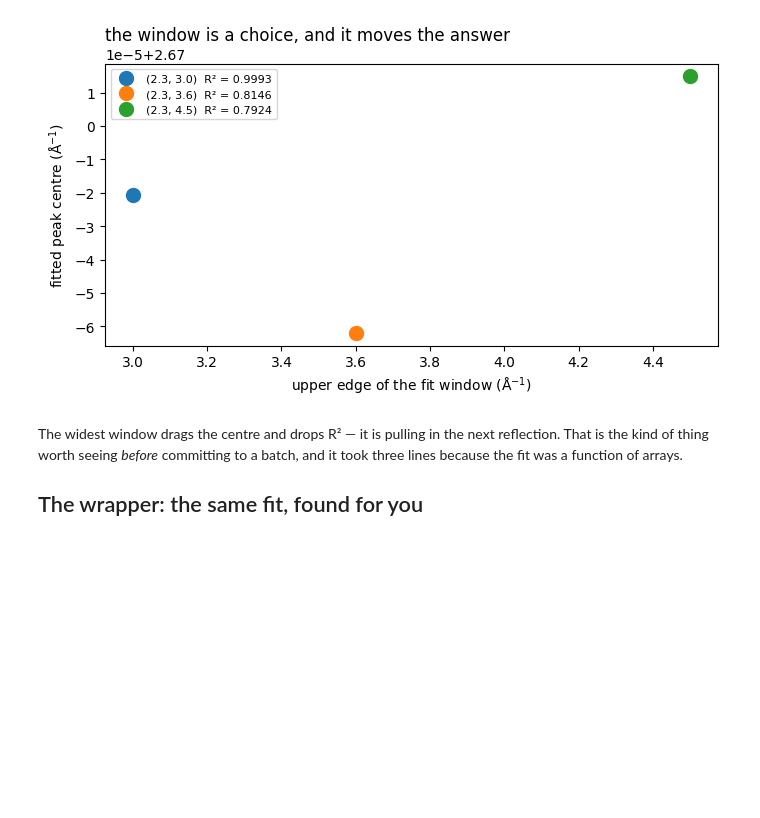
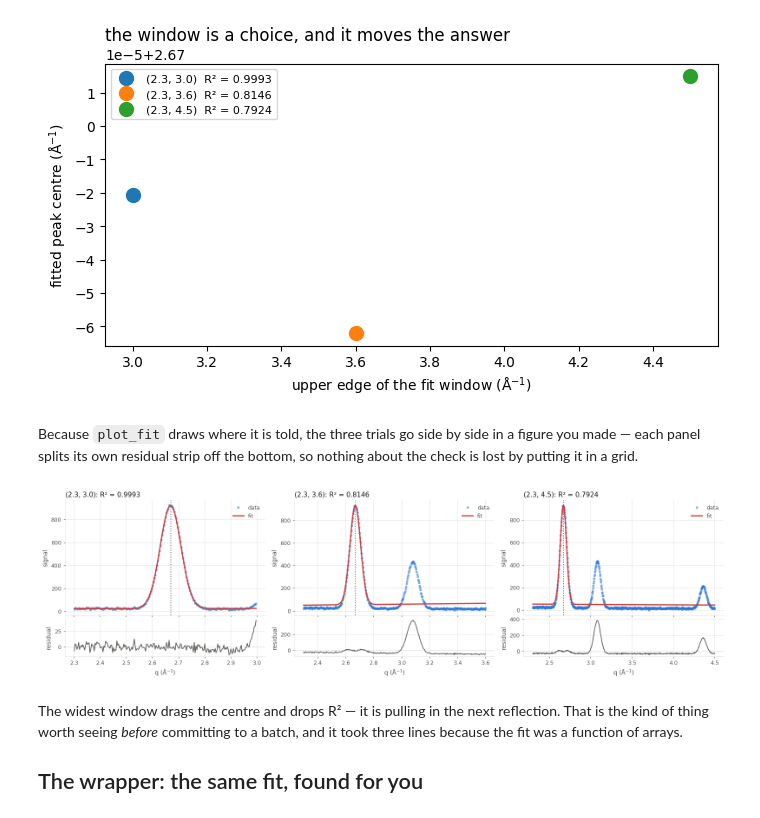
Before and after one commit to yugangzhang/pyDataOrg, a Jupyter notebook: notebook/12_use_organizer.ipynb, the cells around one changed output. Saved outputs shown, nothing was run; the diff lists cells and outputs as text; code cells hidden in the pictures; blank space fills up the shorter version.

```diff
--- a/notebook/12_use_organizer.ipynb
+++ b/notebook/12_use_organizer.ipynb
@@ -394,6 +401,21 @@ ax.legend(fontsize=8)
 fig.tight_layout()
 # %% [output]
 [figure]
+# %% [markdown]
+Because `plot_fit` draws where it is told, the three trials go side by side
+in a figure you made — each panel splits its own residual strip off the
+bottom, so nothing about the check is lost by putting it in a grid.
+# %%
+fig, axes = plt.subplots(1, 3, figsize=(16, 4.6))
+for ax, window in zip(axes, [(2.3, 3.0), (2.3, 3.6), (2.3, 4.5)]):
+    trial = fit_peaks(x, Y[0], n_peaks=1, x_range=window, background="linear")
+    top, residual_ax = plot_fit(trial.x, trial.y, trial.y_fit, trial.residual,
+                                ax=ax, xlabel="q (Å$^{-1}$)",
+                                title=f"{window}: R² = {trial.r2:.4f}")
+    top.axvline(trial.params["peak1_center"], ls=":", color="0.4")
+fig.tight_layout()
+# %% [output]
+[figure, added]
 # %% [markdown]
 The widest window drags the centre and drops R² — it is pulling in the next
 reflection. That is the kind of thing worth seeing *before* committing to a
```
Also changed, not shown: parts of 7 cells of this notebook, 6 other files.
